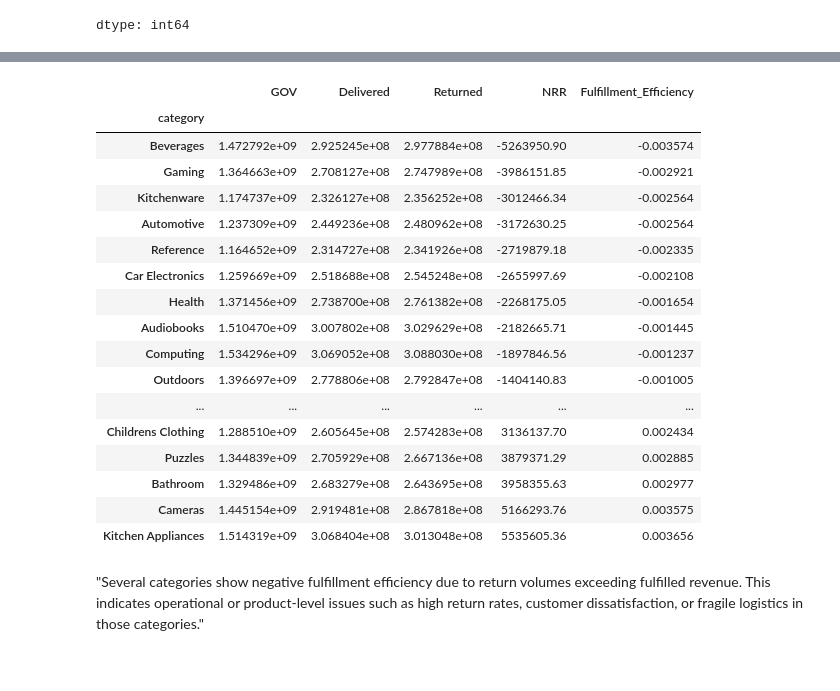
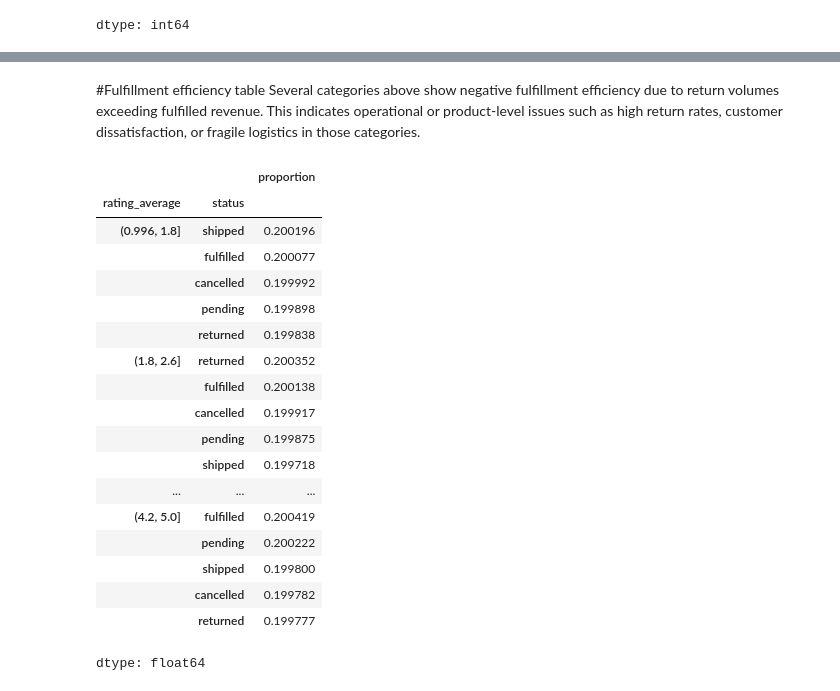
Before and after one commit to rishavvashisht823/Amazon, a Jupyter notebook: chapter_appendix-tools-for-deep-learning/jupyter.ipynb, the cells around one changed output, grey strips where cells are left out. Saved outputs shown, nothing was run; the diff lists cells and outputs as text; code cells hidden in the pictures.

```diff
--- a/chapter_appendix-tools-for-deep-learning/jupyter.ipynb
+++ b/chapter_appendix-tools-for-deep-learning/jupyter.ipynb
@@ -171,28 +189,26 @@ category_summary['Fulfillment_Efficiency'] = (
-# %%
-category_summary.sort_values('Fulfillment_Efficiency')
-# %% [output]
-|  | GOV | Delivered | Returned | NRR | Fulfillment_Efficiency |
-| category |  |  |  |  |  |
-| Beverages | 1.472792e+09 | 2.925245e+08 | 2.977884e+08 | -5263950.90 | -0.003574 |
-| Gaming | 1.364663e+09 | 2.708127e+08 | 2.747989e+08 | -3986151.85 | -0.002921 |
-| Kitchenware | 1.174737e+09 | 2.326127e+08 | 2.356252e+08 | -3012466.34 | -0.002564 |
-| Automotive | 1.237309e+09 | 2.449236e+08 | 2.480962e+08 | -3172630.25 | -0.002564 |
-| Reference | 1.164652e+09 | 2.314727e+08 | 2.341926e+08 | -2719879.18 | -0.002335 |
-| Car Electronics | 1.259669e+09 | 2.518688e+08 | 2.545248e+08 | -2655997.69 | -0.002108 |
-| Health | 1.371456e+09 | 2.738700e+08 | 2.761382e+08 | -2268175.05 | -0.001654 |
-| Audiobooks | 1.510470e+09 | 3.007802e+08 | 3.029629e+08 | -2182665.71 | -0.001445 |
-| Computing | 1.534296e+09 | 3.069052e+08 | 3.088030e+08 | -1897846.56 | -0.001237 |
-| Outdoors | 1.396697e+09 | 2.778806e+08 | 2.792847e+08 | -1404140.83 | -0.001005 |
-| ... | ... | ... | ... | ... | ... |
-| Childrens Clothing | 1.288510e+09 | 2.605645e+08 | 2.574283e+08 | 3136137.70 | 0.002434 |
-| Puzzles | 1.344839e+09 | 2.705929e+08 | 2.667136e+08 | 3879371.29 | 0.002885 |
-| Bathroom | 1.329486e+09 | 2.683279e+08 | 2.643695e+08 | 3958355.63 | 0.002977 |
-| Cameras | 1.445154e+09 | 2.919481e+08 | 2.867818e+08 | 5166293.76 | 0.003575 |
-| Kitchen Appliances | 1.514319e+09 | 3.068404e+08 | 3.013048e+08 | 5535605.36 | 0.003656 |
 # %% [markdown]
-"Several categories show negative fulfillment efficiency due to return volumes exceeding fulfilled revenue. This indicates operational or product-level issues such as high return rates, customer dissatisfaction, or fragile logistics in those categories."
+#Fulfillment efficiency table
+Several categories above show negative fulfillment efficiency due to return volumes exceeding fulfilled revenue. This indicates operational or product-level issues such as high return rates, customer dissatisfaction, or fragile logistics in those categories.
 # %%
-category_summary['Return_Rate'] = (
-    category_summary['Returned'] /
-    (category_summary['Delivered'] + category_summary['Returned'])
-)
+df_combined.groupby(pd.cut(df_combined['rating_average'], bins=5))['status'] \
+           .value_counts(normalize=True)
+# %% [output]
+|  |  | proportion |
+| rating_average | status |  |
+| (0.996, 1.8] | shipped | 0.200196 |
+|  | fulfilled | 0.200077 |
+|  | cancelled | 0.199992 |
+|  | pending | 0.199898 |
+|  | returned | 0.199838 |
+| (1.8, 2.6] | returned | 0.200352 |
+|  | fulfilled | 0.200138 |
+|  | cancelled | 0.199917 |
+|  | pending | 0.199875 |
+|  | shipped | 0.199718 |
+| ... | ... | ... |
+| (4.2, 5.0] | fulfilled | 0.200419 |
+|  | pending | 0.200222 |
+|  | shipped | 0.199800 |
+|  | cancelled | 0.199782 |
+|  | returned | 0.199777 |
+dtype: float64
```
Also changed, not shown: parts of 26 cells of this notebook.
